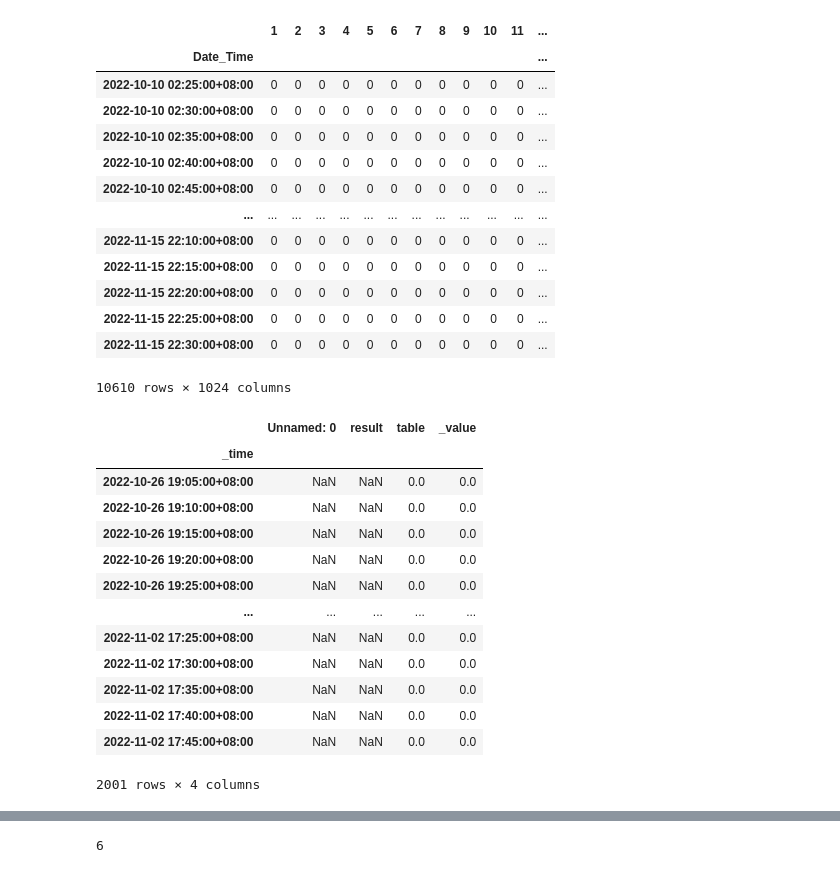
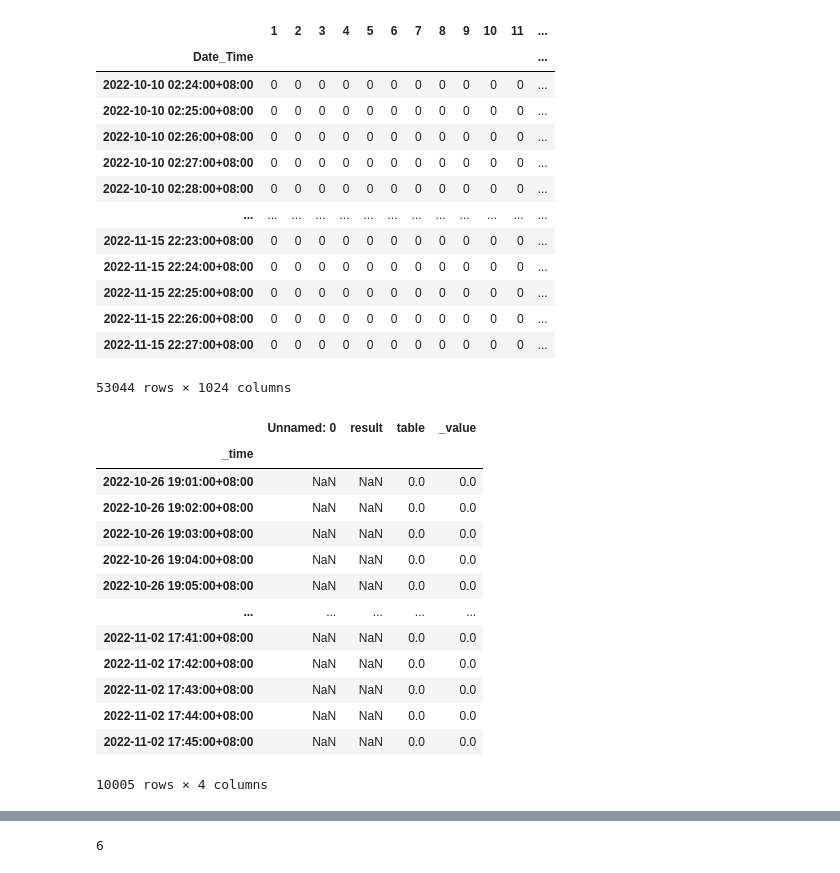
Before and after one commit to YenCheng1226/CAE-Internship, a Jupyter notebook: Parsivel_data_analysis.ipynb, the cells around one changed output, grey strips where cells are left out. Drawn from its saved outputs; the diff is of its cells as text; code cells hidden in the pictures.

```diff
--- a/Parsivel_data_analysis.ipynb
+++ b/Parsivel_data_analysis.ipynb
@@ -33,47 +33,47 @@ except:
     pass
 
 # remove the last column
 df = df.drop(['</SPECTRUM>'], axis=1)
 
 # convert data type
 df.index = pd.to_datetime(df.index).tz_localize('Asia/Taipei')
 df.loc[:, names[2]] = df.loc[:, names[2]].astype(float) # Intensity of precipitation (mm/h)
 
 # replace <SPECTRUM> with the value of first DSD cell
 df.loc[:, '1'] = df.loc[df.loc[:, '1'] != '<SPECTRUM>ZERO</SPECTRUM>', '1'].str[10:]
 
 # fill NaN with 0
 df.iloc[:,:] = df.iloc[:,:].fillna(0)
 #　df.iloc[:, 13:1038] = df.iloc[:, 13:1038].astype(int)
 df.loc[:, '1'] = pd.to_numeric(df.loc[:, '1'])
 
 # DSD
 dsd = df.iloc[:, 15:1039].replace(r'^\s*$', np.nan, regex=True).fillna(0).astype(int)
-dsd = dsd.resample('5T', label='right', closed='right').sum()
+dsd = dsd.resample('1T', label='right', closed='right').sum()
 
 # intensity
-df = df.resample('5T', label='right', closed='right').mean()
+df = df.resample('1T', label='right', closed='right').mean()
 pd.set_option('display.max_columns',None)
 
 # shift 8H backward
 df = df.shift(-8, freq='H')
 
 dsd
 # %% [output]
 |  | 1 | 2 | 3 | 4 | 5 | 6 | 7 | 8 | 9 | 10 | 11 | ... |
 | Date_Time |  |  |  |  |  |  |  |  |  |  |  | ... |
+| 2022-10-10 02:24:00+08:00 | 0 | 0 | 0 | 0 | 0 | 0 | 0 | 0 | 0 | 0 | 0 | ... |
 | 2022-10-10 02:25:00+08:00 | 0 | 0 | 0 | 0 | 0 | 0 | 0 | 0 | 0 | 0 | 0 | ... |
-| 2022-10-10 02:30:00+08:00 | 0 | 0 | 0 | 0 | 0 | 0 | 0 | 0 | 0 | 0 | 0 | ... |
-| 2022-10-10 02:35:00+08:00 | 0 | 0 | 0 | 0 | 0 | 0 | 0 | 0 | 0 | 0 | 0 | ... |
-| 2022-10-10 02:40:00+08:00 | 0 | 0 | 0 | 0 | 0 | 0 | 0 | 0 | 0 | 0 | 0 | ... |
-| 2022-10-10 02:45:00+08:00 | 0 | 0 | 0 | 0 | 0 | 0 | 0 | 0 | 0 | 0 | 0 | ... |
+| 2022-10-10 02:26:00+08:00 | 0 | 0 | 0 | 0 | 0 | 0 | 0 | 0 | 0 | 0 | 0 | ... |
+| 2022-10-10 02:27:00+08:00 | 0 | 0 | 0 | 0 | 0 | 0 | 0 | 0 | 0 | 0 | 0 | ... |
+| 2022-10-10 02:28:00+08:00 | 0 | 0 | 0 | 0 | 0 | 0 | 0 | 0 | 0 | 0 | 0 | ... |
 | ... | ... | ... | ... | ... | ... | ... | ... | ... | ... | ... | ... | ... |
-| 2022-11-15 22:10:00+08:00 | 0 | 0 | 0 | 0 | 0 | 0 | 0 | 0 | 0 | 0 | 0 | ... |
-| 2022-11-15 22:15:00+08:00 | 0 | 0 | 0 | 0 | 0 | 0 | 0 | 0 | 0 | 0 | 0 | ... |
-| 2022-11-15 22:20:00+08:00 | 0 | 0 | 0 | 0 | 0 | 0 | 0 | 0 | 0 | 0 | 0 | ... |
+| 2022-11-15 22:23:00+08:00 | 0 | 0 | 0 | 0 | 0 | 0 | 0 | 0 | 0 | 0 | 0 | ... |
+| 2022-11-15 22:24:00+08:00 | 0 | 0 | 0 | 0 | 0 | 0 | 0 | 0 | 0 | 0 | 0 | ... |
 | 2022-11-15 22:25:00+08:00 | 0 | 0 | 0 | 0 | 0 | 0 | 0 | 0 | 0 | 0 | 0 | ... |
-| 2022-11-15 22:30:00+08:00 | 0 | 0 | 0 | 0 | 0 | 0 | 0 | 0 | 0 | 0 | 0 | ... |
+| 2022-11-15 22:26:00+08:00 | 0 | 0 | 0 | 0 | 0 | 0 | 0 | 0 | 0 | 0 | 0 | ... |
+| 2022-11-15 22:27:00+08:00 | 0 | 0 | 0 | 0 | 0 | 0 | 0 | 0 | 0 | 0 | 0 | ... |
-10610 rows × 1024 columns
+53044 rows × 1024 columns
 # %%
 # add pluvioL data
 pluvioL = pd.read_csv('Nalgae_pluvioL.csv', skiprows=3)
@@ -81,24 +81,24 @@ pluvioL["_value"] = pd.to_numeric(pluvioL["_value"], errors='coerce')
 pluvioL["_time"] = pd.to_datetime(pluvioL["_time"], format='%Y-%m-%d'+'T'+'%H:%M:%S'+'Z', errors='coerce')
 pluvioL = pluvioL.set_index("_time")
 pluvioL = pluvioL.tz_localize('Asia/Taipei')
-pluvioL = pluvioL.resample('5T', label='right', closed='right').mean()
+pluvioL = pluvioL.resample('1T', label='right', closed='right').mean()
 
 pluvioL
 # %% [output]
 |  | Unnamed: 0 | result | table | _value |
 | _time |  |  |  |  |
+| 2022-10-26 19:01:00+08:00 | NaN | NaN | 0.0 | 0.0 |
+| 2022-10-26 19:02:00+08:00 | NaN | NaN | 0.0 | 0.0 |
+| 2022-10-26 19:03:00+08:00 | NaN | NaN | 0.0 | 0.0 |
+| 2022-10-26 19:04:00+08:00 | NaN | NaN | 0.0 | 0.0 |
 | 2022-10-26 19:05:00+08:00 | NaN | NaN | 0.0 | 0.0 |
-| 2022-10-26 19:10:00+08:00 | NaN | NaN | 0.0 | 0.0 |
-| 2022-10-26 19:15:00+08:00 | NaN | NaN | 0.0 | 0.0 |
-| 2022-10-26 19:20:00+08:00 | NaN | NaN | 0.0 | 0.0 |
-| 2022-10-26 19:25:00+08:00 | NaN | NaN | 0.0 | 0.0 |
 | ... | ... | ... | ... | ... |
-| 2022-11-02 17:25:00+08:00 | NaN | NaN | 0.0 | 0.0 |
-| 2022-11-02 17:30:00+08:00 | NaN | NaN | 0.0 | 0.0 |
-| 2022-11-02 17:35:00+08:00 | NaN | NaN | 0.0 | 0.0 |
-| 2022-11-02 17:40:00+08:00 | NaN | NaN | 0.0 | 0.0 |
+| 2022-11-02 17:41:00+08:00 | NaN | NaN | 0.0 | 0.0 |
+| 2022-11-02 17:42:00+08:00 | NaN | NaN | 0.0 | 0.0 |
+| 2022-11-02 17:43:00+08:00 | NaN | NaN | 0.0 | 0.0 |
+| 2022-11-02 17:44:00+08:00 | NaN | NaN | 0.0 | 0.0 |
 | 2022-11-02 17:45:00+08:00 | NaN | NaN | 0.0 | 0.0 |
-2001 rows × 4 columns
+10005 rows × 4 columns
 # %%
 # plot intensity
 
```
Also changed, not shown: parts of 10 cells of this notebook.
